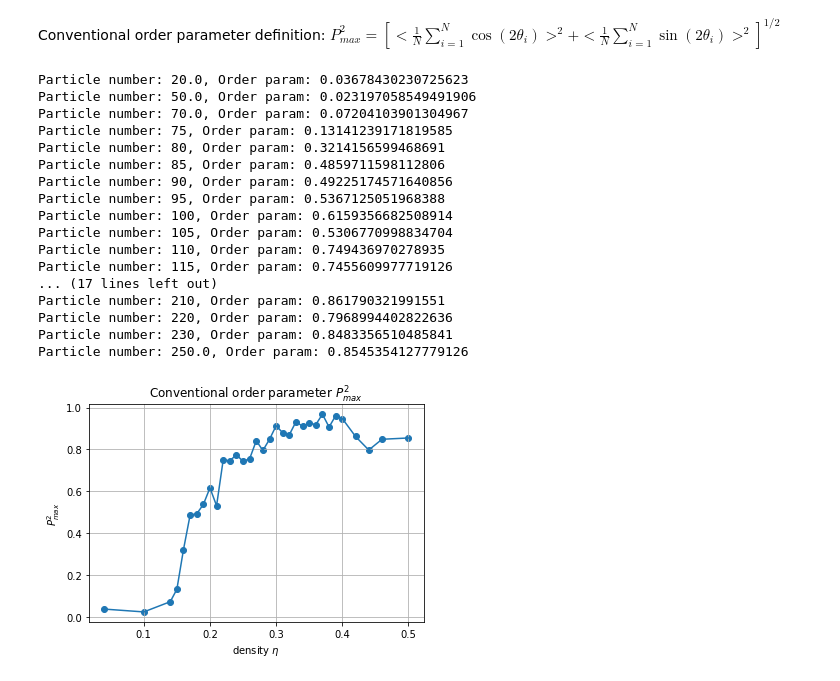
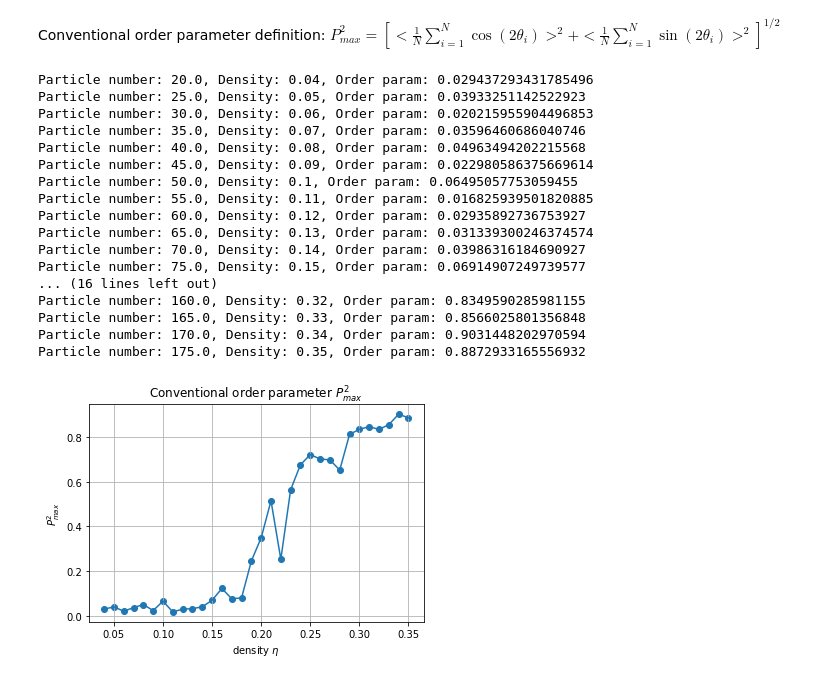
Before and after one commit to SyuW/Liquid-Crystals-Monte-Carlo, a Jupyter notebook: notebooks/PCA_Liquid_Crystals.ipynb, the cells around one changed output. Cells and saved outputs as stored; diff of their text form; code cells hidden in the pictures.

```diff
--- a/notebooks/PCA_Liquid_Crystals.ipynb
+++ b/notebooks/PCA_Liquid_Crystals.ipynb
@@ -49,15 +52,14 @@ Particle numbers: [20, 50, 70, 75, 80, 85, 90, 95, 100, 105, 110, 115, 120, 125,
 # %%
 # Create the results directory for specified inner radius
-base_results_path = f"C:\\Users\\Sam Yu\\Desktop\\School\\4A\\Phys_437A_Research_Project\\results\\2021_11_9\\"
+base_results_path = f"C:\\Users\\Sam Yu\\Desktop\\School\\4A\\Phys_437A_Research_Project\\results\\{date.today()}\\"
 results_path = os.path.join(base_results_path, f"r={r}")
 
 if not os.path.exists(results_path):
-    os.mkdir(results_path)
-
+    os.makedirs(results_path, exist_ok=True)
 
 # Path for run at (number of features, number of samples)
-num_of_features = 15
-num_of_samples = 8
+num_of_features = 10
+num_of_samples = 3
 
 run_path = os.path.join(results_path, f"features_{num_of_features}_samples_{num_of_samples}")
 
@@ -179,60 +193,65 @@ for particle_number in systems.keys():
 
     for mc_step in system_state_at_mc_step.keys():
 
-        snapshot = system_state_at_mc_step[mc_step]
+        # wait for system to equilibrate
+        if mc_step >= 0:
 
-        mean_theta = np.mean([coord[-1] for coord in snapshot])
-        thetas = np.array([coord[-1] for coord in snapshot]) - mean_theta
+            snapshot = system_state_at_mc_step[mc_step]
 
-        cosine = np.mean([np.cos(2*theta) for theta in thetas])
-        sine = np.mean([np.sin(2*theta) for theta in thetas])
+            mean_theta = np.mean([coord[-1] for coord in snapshot])
 
-        cosines.append(cosine)
-        sines.append(sine)
+            # subtract out the mean angle
+            thetas = np.array([coord[-1] for coord in snapshot]) - mean_theta
+
+            cosine = np.mean([np.cos(2*theta) for theta in thetas])
+            sine = np.mean([np.sin(2*theta) for theta in thetas])
+
+            cosines.append(cosine)
+            sines.append(sine)
 
     avg_cosine = np.mean(cosines)
     avg_sine = np.mean(sines)
 
     P2max[particle_number] = np.sqrt(avg_cosine**2 + avg_sine**2)
 
 with plt.ioff():
     fig, ax = plt.subplots()
 
 for key in sorted(list(P2max.keys())):
-    print(f"Particle number: {key}, Order param: {P2max[key]}")
+    print(f"Particle number: {key}, Density: {key*a*b/(R**2-r**2)}, Order param: {P2max[key]}")
 
 densities = sorted([N*a*b/(R**2-r**2) for N in P2max.keys()])
 order_params = [P2max[N] for N in sorted(list(P2max.keys()))]
 
 ax.plot(densities, order_params)
 ax.scatter(densities, order_params)
 ax.grid()
 ax.set_xlabel(r"density $\eta$")
 ax.set_ylabel(r"$P^2_{max}$")
 ax.set_title(r"Conventional order parameter $P^2_{max}$")
 
 fig.savefig(os.path.join(results_path, "p2max.png"))
 
 plt.show()
 
 plt.close()
 # %% [output]
-Particle number: 20.0, Order param: 0.03678430230725623
-Particle number: 50.0, Order param: 0.023197058549491906
-Particle number: 70.0, Order param: 0.07204103901304967
-Particle number: 75, Order param: 0.13141239171819585
-Particle number: 80, Order param: 0.3214156599468691
-Particle number: 85, Order param: 0.4859711598112806
-Particle number: 90, Order param: 0.49225174571640856
-Particle number: 95, Order param: 0.5367125051968388
-Particle number: 100, Order param: 0.6159356682508914
-Particle number: 105, Order param: 0.5306770998834704
-Particle number: 110, Order param: 0.749436970278935
-Particle number: 115, Order param: 0.7455609977719126
-... (17 lines left out)
-Particle number: 210, Order param: 0.861790321991551
-Particle number: 220, Order param: 0.7968994402822636
-Particle number: 230, Order param: 0.8483356510485841
-Particle number: 250.0, Order param: 0.8545354127779126
+Particle number: 20.0, Density: 0.04, Order param: 0.029437293431785496
+Particle number: 25.0, Density: 0.05, Order param: 0.03933251142522923
+Particle number: 30.0, Density: 0.06, Order param: 0.020215955904496853
+Particle number: 35.0, Density: 0.07, Order param: 0.03596460686040746
+Particle number: 40.0, Density: 0.08, Order param: 0.04963494202215568
+Particle number: 45.0, Density: 0.09, Order param: 0.022980586375669614
+Particle number: 50.0, Density: 0.1, Order param: 0.06495057753059455
+Particle number: 55.0, Density: 0.11, Order param: 0.016825939501820885
+Particle number: 60.0, Density: 0.12, Order param: 0.02935892736753927
+Particle number: 65.0, Density: 0.13, Order param: 0.031339300246374574
+Particle number: 70.0, Density: 0.14, Order param: 0.03986316184690927
+Particle number: 75.0, Density: 0.15, Order param: 0.06914907249739577
+... (16 lines left out)
+Particle number: 160.0, Density: 0.32, Order param: 0.8349590285981155
+Particle number: 165.0, Density: 0.33, Order param: 0.8566025801356848
+Particle number: 170.0, Density: 0.34, Order param: 0.9031448202970594
+Particle number: 175.0, Density: 0.35, Order param: 0.8872933165556932
-[figure, old version]
+[figure, new version]
 # %%
```
Also changed, not shown: parts of 14 cells of this notebook, 5 other files.
